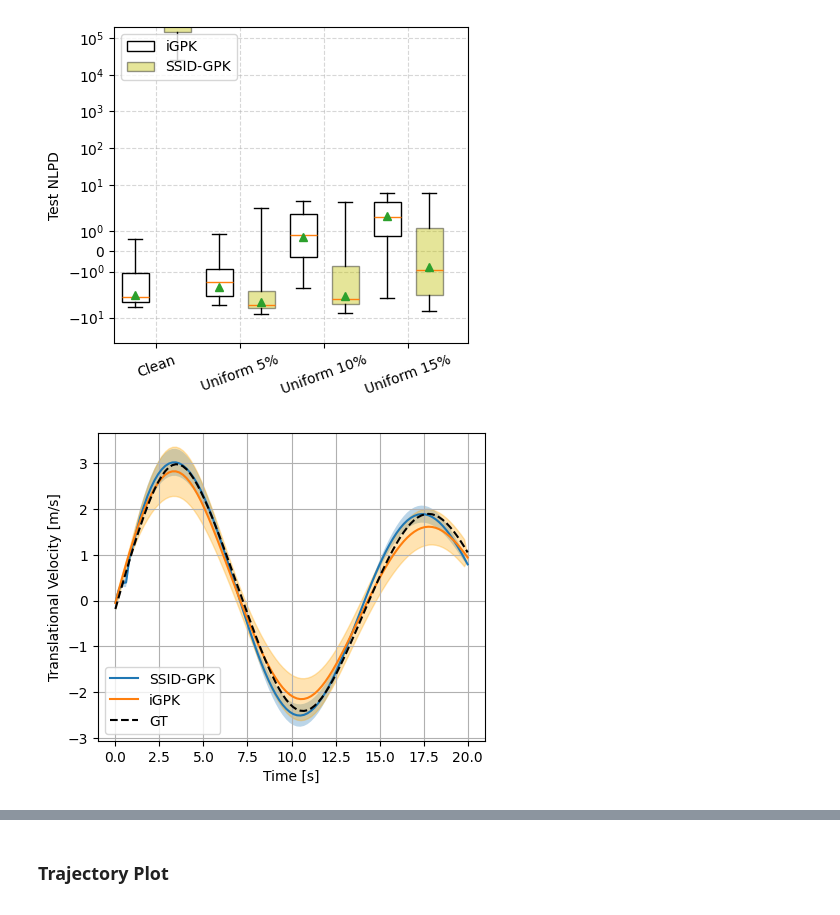
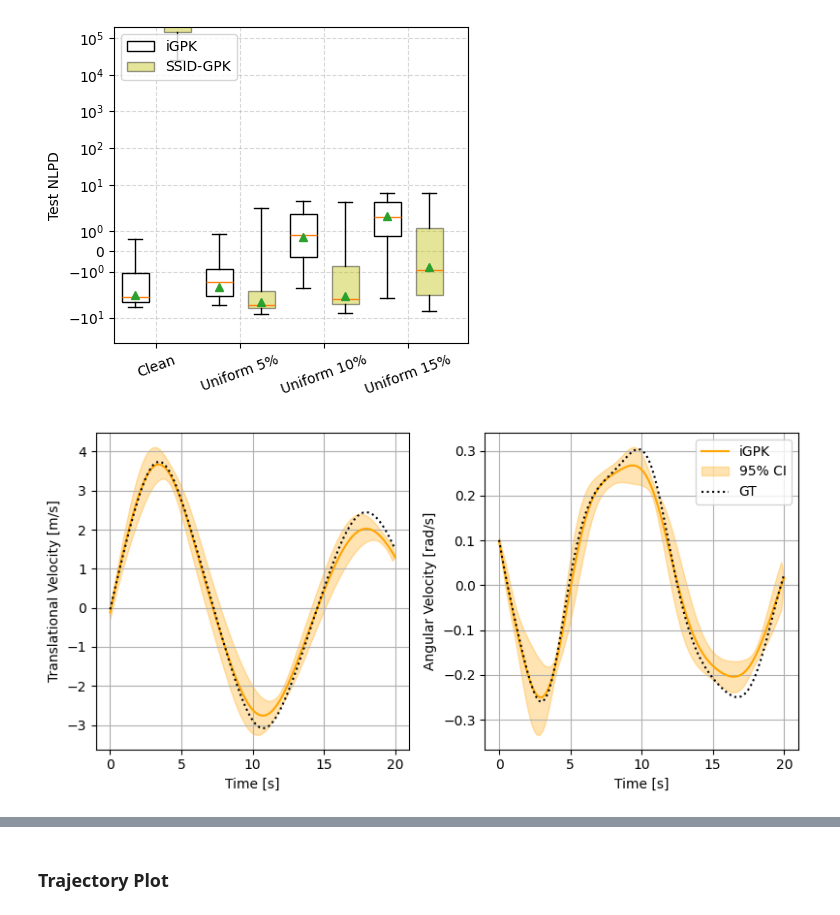
Before and after one commit to abhigyan9/KoopmanGPO, a Jupyter notebook: plotting_siam.ipynb, the cells around one changed output, grey strips where cells are left out. Cells and saved outputs as stored; diff of their text form; code cells hidden in the pictures.

```diff
--- a/plotting_siam.ipynb
+++ b/plotting_siam.ipynb
@@ -794,8 +794,9 @@ plt.show()
 # %%
 SimData_raw, ts, num_traj, N, nTrain, nTest = gpk.load_SimData(
     "Cart_data", 0.6, 0.4, clip=None)
+SimData_raw = torch.flip(SimData_raw, dims=[0])
 SimData_clean, mu_vec, std_vec = gpk.normalize_data(
-    SimData_raw, nTrain, N)
+    SimData_raw, nTest, nTrain, N)
 
 NLPD_Test = {}
 
@@ -810,7 +811,7 @@ def remove_outliers(data):
 
 
 for label, _ in Xhat_Test.items():
-    GT_test = SimData_clean[nTrain:nTrain+nTest+1, :, :N-1]  # (nTest, n, N)
+    GT_test = SimData_clean[:nTest, :, :N-1]  # (nTest, n, N)
     XhatTest, XhatTest_ssid = Xhat_Test[label]['iGPK'], Xhat_Test[label]['SSID-GPK']
     XcvhatTest, XcvhatTest_ssid = Xcvhat_Test[label]['iGPK'], Xcvhat_Test[label]['SSID-GPK']
 
@@ -823,13 +824,6 @@ for label, _ in Xhat_Test.items():
     NLPD_Test[label] = {
         'SSID-GPK': nlpd_traj_test_ssid,
         'iGPK':     nlpd_traj_test_igpk,}
-
-    # Print summary
-    # print(f'{label}:')
-    # m, s = _ms(nlpd_traj_test_igpk)
-    # print(f"Test  NLPD iGPK:     mean={m:.4f}, std={s:.4f}")
-    # m, s = _ms(nlpd_traj_test_ssid)
-    # print(f"Test  NLPD SSID-GPK: mean={m:.4f}, std={s:.4f}")
 
 labels = list(NLPD_Test.keys())
 
@@ -868,14 +862,14 @@ ax.set_xticks(xticks)
 ax.set_xticklabels(labels, rotation=30)
 ax.set_ylabel("Test NLPD")
 ax.set_yscale('symlog')
-ax.set_ylim((-1e1, 1e6))
+ax.set_ylim((-11, 1e6))
 xmin, xmax = ax.get_xlim()
 # ax.set_xlim((xmin, xmax*1.05))
 
 # Legend
 ax.legend([bp["boxes"][0], bp["boxes"][1]],
             ["iGPK", "SSID-GPK"],
-            loc="upper right")
+            loc="lower right")
 
 # --- After creating the boxplot ---
 # for i, (d, x) in enumerate(zip(data, positions)):
@@ -1027,34 +1021,52 @@ plt.show()
 # %% [output]
 [figure]
 # %%
-# Trajectory Plot
-x_dim = 1
-noise_case = 'Gaussian 5%'
+# Trajectory Plot for x_dim = 1 and 3
+noise_case = 'Uniform 10%'
 traj = Xhat_Test[noise_case]
 trajCV = Xcvhat_Test[noise_case]
 _, idx = torch.min(NRMSE_Test[noise_case]['iGPK'].mean(dim=1), dim=-1, keepdim=False)
 idx = idx.item()
 time = torch.linspace(0, 20., steps=Xhat_Test[noise_case]['iGPK'].shape[2])
 
-plt.figure(figsize=(5,4))
-for mdl, data in traj.items():
-    plt.plot(time, mu_vec[x_dim] + (std_vec[x_dim] * data[idx, x_dim]), label=mdl)
-    if mdl == 'SSID-GPK':
-        # continue
-        plt.fill_between(time, mu_vec[x_dim] + std_vec[x_dim] * (data[idx, x_dim] + trajCV[mdl][idx, x_dim,x_dim, :].abs().sqrt()),
-                        mu_vec[x_dim] + std_vec[x_dim] * (data[idx, x_dim] - trajCV[mdl][idx, x_dim,x_dim, :].abs().sqrt()), alpha = 0.3)
-    else:
-        plt.fill_between(time, mu_vec[x_dim] + std_vec[x_dim] * (data[idx, x_dim] + trajCV[mdl][idx, x_dim,x_dim, :].abs().sqrt()),
-                        mu_vec[x_dim] + std_vec[x_dim] * (data[idx, x_dim] - trajCV[mdl][idx, x_dim,x_dim, :].abs().sqrt()),
-                        alpha = 0.3, color='orange')
+fig, axs = plt.subplots(1, 2, figsize=(8.05, 4), sharex=True)
+for ax, x_dim in zip(axs, [1, 3]):
+    for mdl_idx, (mdl, data) in enumerate(traj.items()):
+        if mdl == 'SSID-GPK':
+            continue
+        ax.plot(time, mu_vec[x_dim] + (std_vec[x_dim] * data[idx, x_dim]), label=mdl, color='orange')
+        ax.fill_between(
+            time,
+            mu_vec[x_dim] + std_vec[x_dim] * (data[idx, x_dim] + 2 * (trajCV[mdl][idx, x_dim, x_dim, :].abs().sqrt())),
+            mu_vec[x_dim] + std_vec[x_dim] * (data[idx, x_dim] - 2 * (trajCV[mdl][idx, x_dim, x_dim, :].abs().sqrt())),
+            alpha=0.3,
+            color='orange',
+            label='95% CI',
+        )
+        # nrmse_pct = 100 * NRMSE_Test[noise_case][mdl][idx, x_dim].item()
+        # ax.text(
+        #     0.72,
+        #     0.04 * mdl_idx,
+        #     f"NRMSE: {nrmse_pct:.1f}%",
+        #     transform=ax.transAxes,
+        #     va='bottom',
+        #     fontsize=8,
+        # )
 
-plt.plot(time, mu_vec[x_dim] + std_vec[x_dim] * (SimData_clean[nTrain+idx, x_dim, :N]), linestyle='--', label='GT', color='black')
+    ax.plot(
+        time,
+        mu_vec[x_dim] + std_vec[x_dim] * (SimData_clean[idx, x_dim, :N]),
+        linestyle=':',
+        label='GT',
+        color='black',
+    )
+    ax.set_xlabel('Time [s]')
+    ax.set_ylabel('Translational Velocity [m/s]' if x_dim == 1 else 'Angular Velocity [rad/s]')
+    ax.grid(True)
 
-plt.xlabel('Time [s]')
-plt.ylabel('Translational Velocity [m/s]')
-# plt.ylim(-3.5, 4.5)
-plt.grid()
-plt.legend()
+axs[1].legend(loc='upper right')
+
+plt.tight_layout()
 plt.show()
 # %% [output]
-[figure, old version]
+[figure, new version]
```
Also changed, not shown: parts of 18 cells of this notebook, 17 other files.
